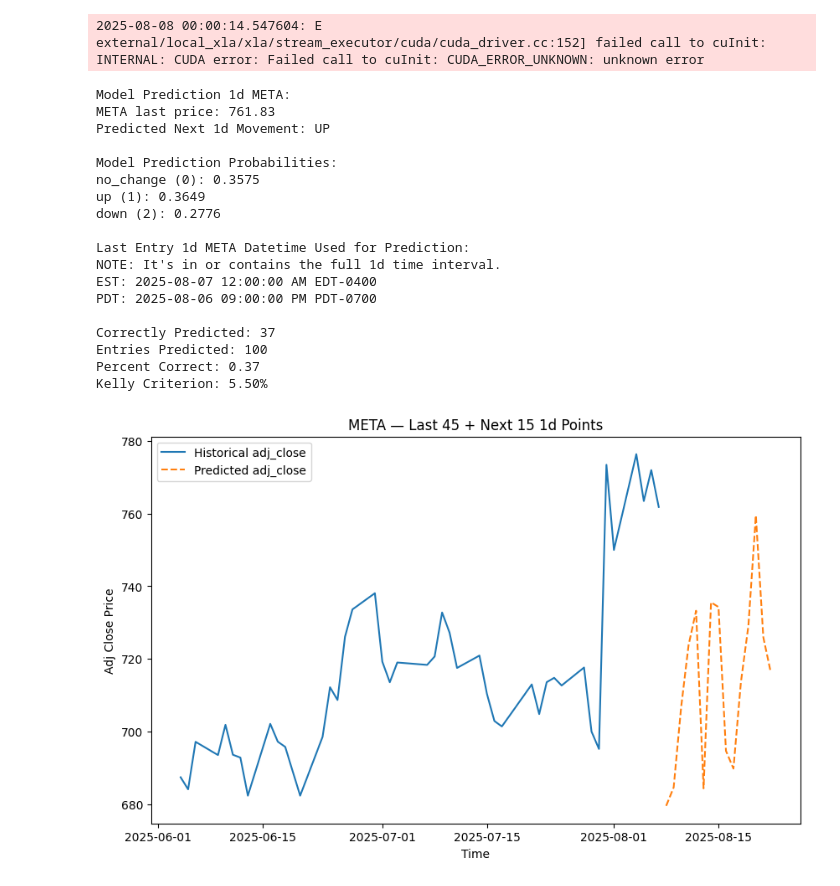
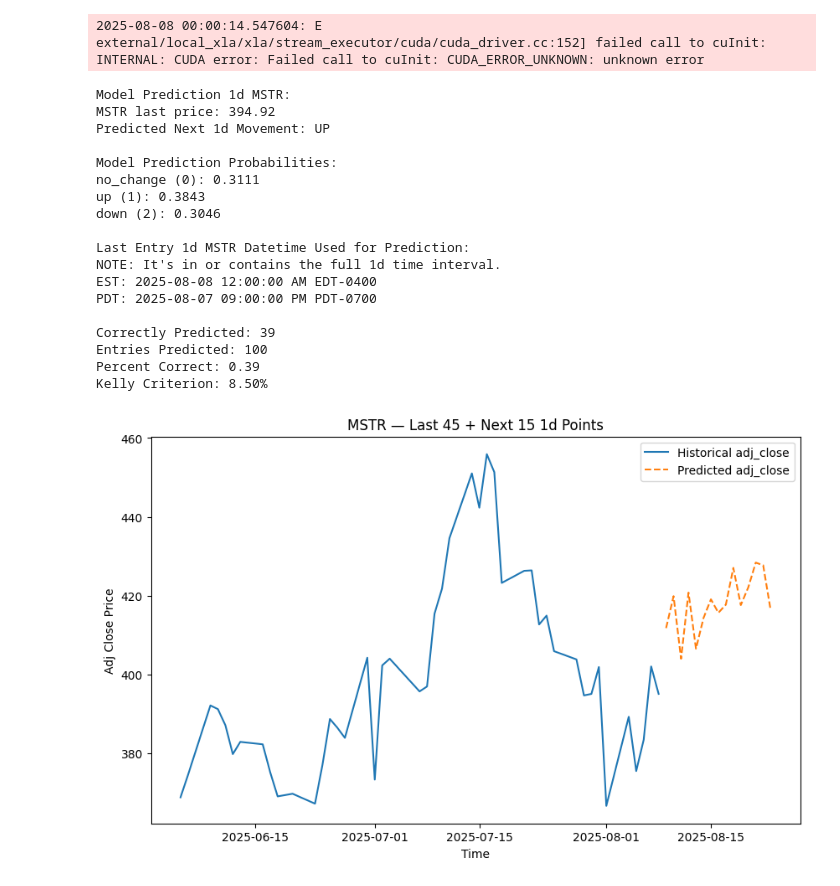
Before and after one commit to yuchild/stock_production_agg, a Jupyter notebook: validations.ipynb, the cells around one changed output. Saved outputs shown, nothing was run; the diff lists cells and outputs as text; code cells hidden in the pictures.

```diff
--- a/validations.ipynb
+++ b/validations.ipynb
@@ -33,7 +33,7 @@ f.make_master_table(stock_set, interval)
 # %%
 f.xg_boost_model(interval, grid_search_on=True)
 # %%
-symbol = 'meta'.upper()
+symbol = 'mstr'.upper()
 interval = '1d'
 f.model_prospect(symbol, interval, build=False)
 df_val = f.model_validation(symbol, interval)
@@ -45,33 +45,33 @@ p = correctly_predicted / entries_predicted # percent correct
 print(f'Percent Correct: {p}')
 print(f'Kelly Criterion: {f.kelly_c(p=[p], l=1, g=2)[0]:.2%}')
 # %% [output]
-Model Prediction 1d META:
-META last price: 761.83
+Model Prediction 1d MSTR:
+MSTR last price: 394.92
 Predicted Next 1d Movement: UP
 
 Model Prediction Probabilities:
-no_change (0): 0.3575
-up (1): 0.3649
-down (2): 0.2776
+no_change (0): 0.3111
+up (1): 0.3843
+down (2): 0.3046
 
-Last Entry 1d META Datetime Used for Prediction:
+Last Entry 1d MSTR Datetime Used for Prediction:
 NOTE: It's in or contains the full 1d time interval.
-EST: 2025-08-07 12:00:00 AM EDT-0400
-PDT: 2025-08-06 09:00:00 PM PDT-0700
+EST: 2025-08-08 12:00:00 AM EDT-0400
+PDT: 2025-08-07 09:00:00 PM PDT-0700
 
-Correctly Predicted: 37
+Correctly Predicted: 39
 Entries Predicted: 100
-Percent Correct: 0.37
-Kelly Criterion: 5.50%
+Percent Correct: 0.39
+Kelly Criterion: 8.50%
 # %%
 # regressor model
 # Train the 15-step-ahead model on your aggregated data:
 f.xg_boost_reg_model(interval="1mo", grid_search_on=True)
 # %%
 # Then for any symbol, plot the last 45 days plus the next 15-day forecast:
-f.plot_adj_close("meta", interval="1d")
+f.plot_adj_close("mstr", interval="1d")
 # %% [output]
-[figure, old version]
+[figure, new version]
 # %%
 import os
 import warnings
```
Also changed, not shown: 3 other files.
